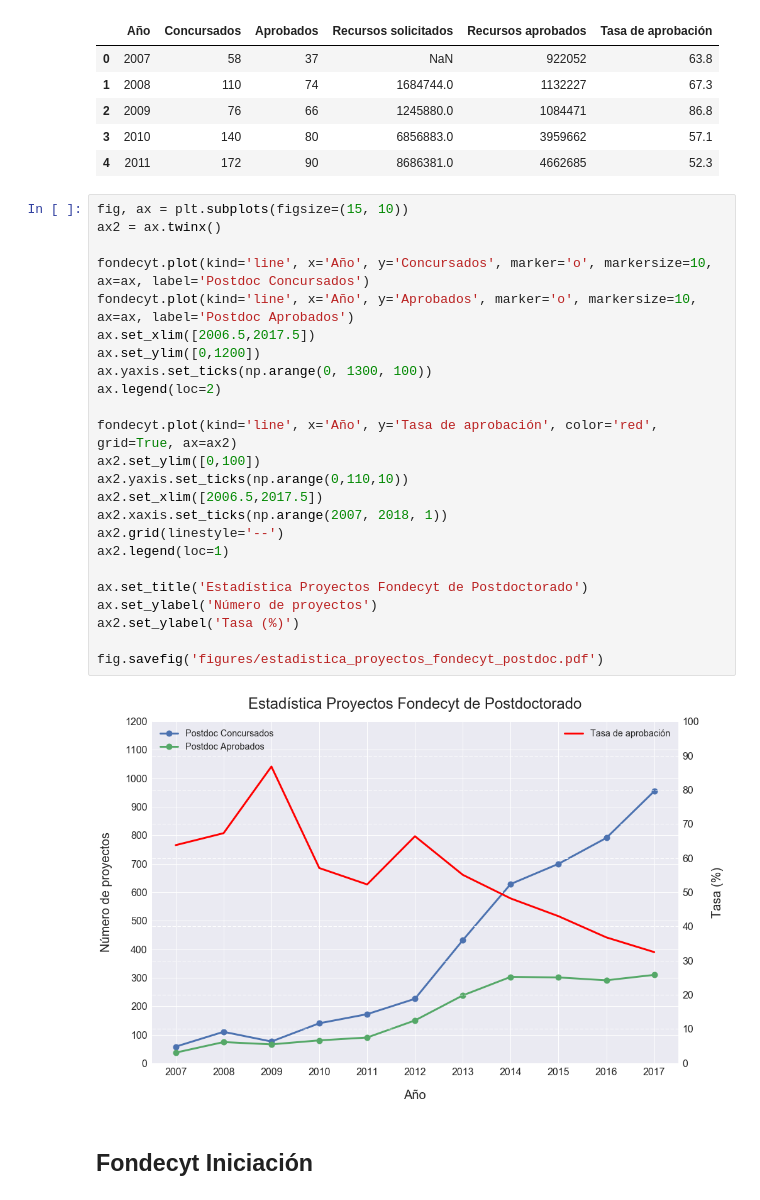
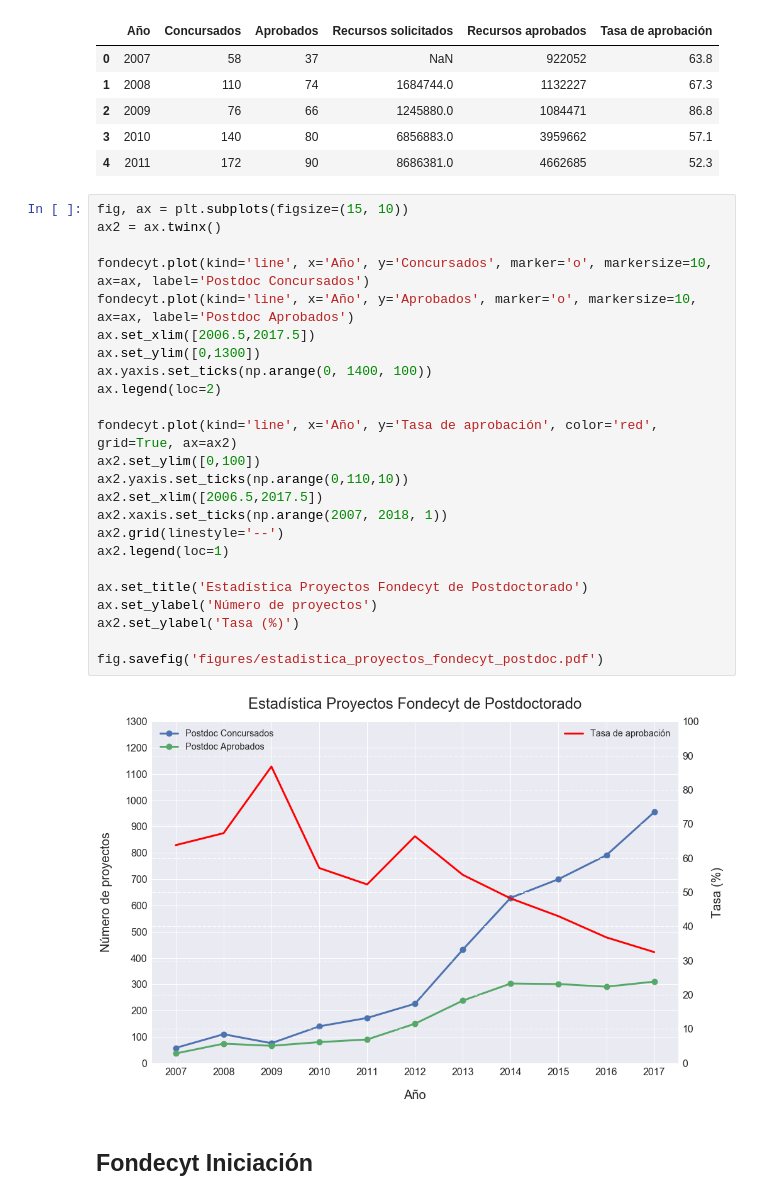
Before and after one commit to anipchile/conicyt, a Jupyter notebook: fondecyt/Analisis Fondecyt.ipynb, the cells around one changed output. Saved outputs shown, nothing was run; the diff lists cells and outputs as text.

```diff
--- a/fondecyt/Analisis Fondecyt.ipynb
+++ b/fondecyt/Analisis Fondecyt.ipynb
@@ -51,29 +51,29 @@ fondecyt.head()
 # %%
 fig, ax = plt.subplots(figsize=(15, 10))
 ax2 = ax.twinx()
 
 fondecyt.plot(kind='line', x='Año', y='Concursados', marker='o', markersize=10, ax=ax, label='Postdoc Concursados')
 fondecyt.plot(kind='line', x='Año', y='Aprobados', marker='o', markersize=10, ax=ax, label='Postdoc Aprobados')
 ax.set_xlim([2006.5,2017.5])
-ax.set_ylim([0,1200])
-ax.yaxis.set_ticks(np.arange(0, 1300, 100))
+ax.set_ylim([0,1300])
+ax.yaxis.set_ticks(np.arange(0, 1400, 100))
 ax.legend(loc=2)
 
 fondecyt.plot(kind='line', x='Año', y='Tasa de aprobación', color='red', grid=True, ax=ax2)
 ax2.set_ylim([0,100])
 ax2.yaxis.set_ticks(np.arange(0,110,10))
 ax2.set_xlim([2006.5,2017.5])
 ax2.xaxis.set_ticks(np.arange(2007, 2018, 1))
 ax2.grid(linestyle='--')
 ax2.legend(loc=1)
 
 ax.set_title('Estadística Proyectos Fondecyt de Postdoctorado')
 ax.set_ylabel('Número de proyectos')
 ax2.set_ylabel('Tasa (%)')
 
 fig.savefig('figures/estadistica_proyectos_fondecyt_postdoc.pdf')
 # %% [output]
-[figure, old version]
+[figure, new version]
 # %% [markdown]
 ## Fondecyt Iniciación
 # %%
```
Also changed, not shown: parts of 3 cells of this notebook, 3 other files.
